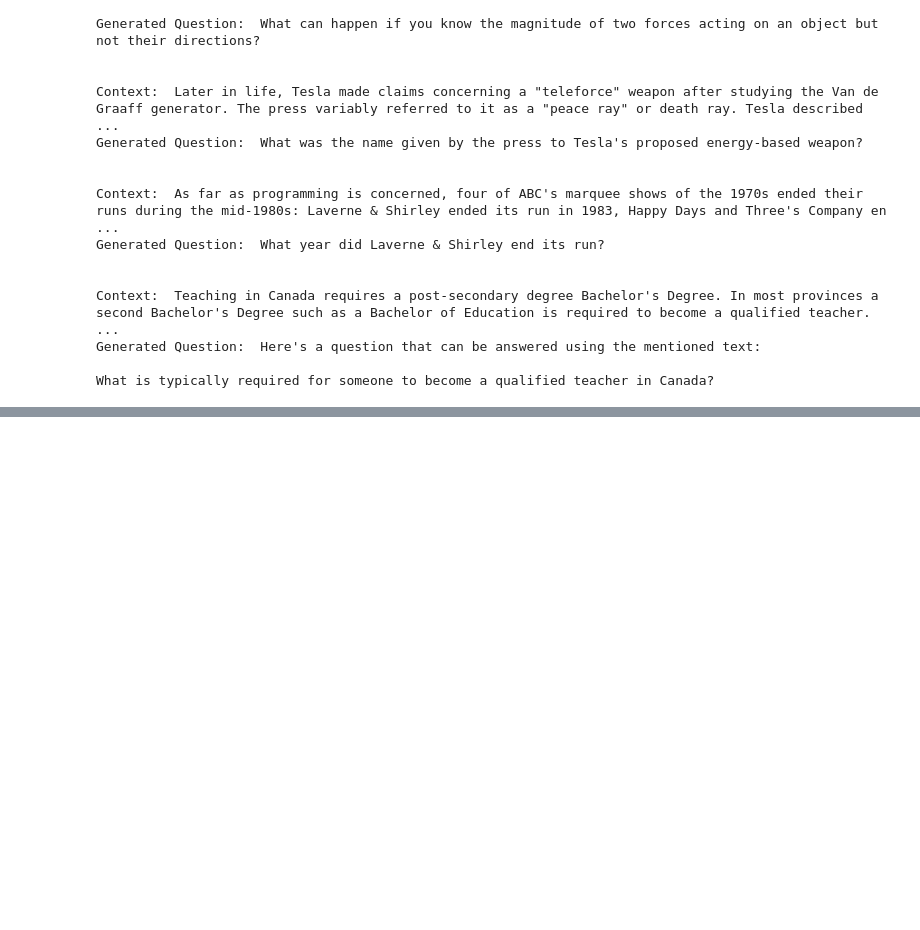
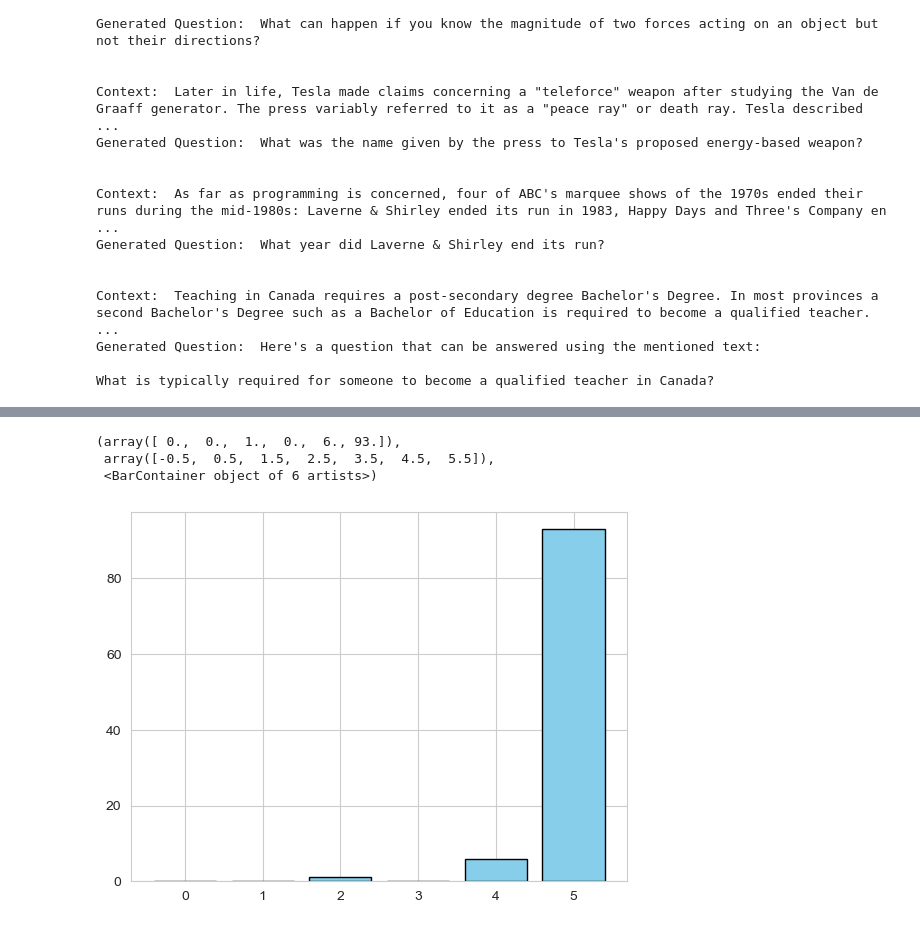
Before and after one commit to grant-TraDA/NLP-2024W, a Jupyter notebook: projects/exam_gen/poc_llama.ipynb, the cells around one changed output, grey strips where cells are left out. Drawn from its saved outputs; the diff is of its cells as text; code cells hidden in the pictures; blank space fills up the shorter version.

Commit message:
feat: add newsqa questions and answers

```diff
--- a/projects/exam_gen/poc_llama.ipynb
+++ b/projects/exam_gen/poc_llama.ipynb
@@ -188,0 +192,3 @@ with open('squad_llama_generated_questions.json', 'w') as f:
+# %%
+df = pd.read_parquet("data/newsqa_processed.parquet")
+df
@@ -188,0 +209,12 @@ with open('squad_llama_generated_questions.json', 'w') as f:
+# %%
+# Sample the dataset
+
+SAMPLE_SIZE = 100
+
+sample_df = df.sample(n=SAMPLE_SIZE, random_state=32)
+open_ended_questions = OpenEndedQuestion.from_dataframe_newsqa(sample_df)
+# %%
+llm_answers = []
+for question in tqdm(open_ended_questions):
+    llm_answer = question.generate_llm_response(llm)
+    llm_answers.append(llm_answer)
@@ -188,0 +231,12 @@ with open('squad_llama_generated_questions.json', 'w') as f:
+# %%
+llm_results = []
+for question, answer in tqdm(zip(open_ended_questions, llm_answers)):
+    grade = question.validate_answer(answer, llm)
+    llm_results.append(grade)
+# %%
+plt.hist(llm_results, bins=np.arange(0, 7) - 0.5, rwidth=0.8, color='skyblue', edgecolor='black')
+# %% [output]
+(array([ 0.,  0.,  1.,  0.,  6., 93.]),
+ array([-0.5,  0.5,  1.5,  2.5,  3.5,  4.5,  5.5]),
+ <BarContainer object of 6 artists>)
+[figure, added]
```
Also changed, not shown: parts of 15 cells of this notebook, 4 other files.
